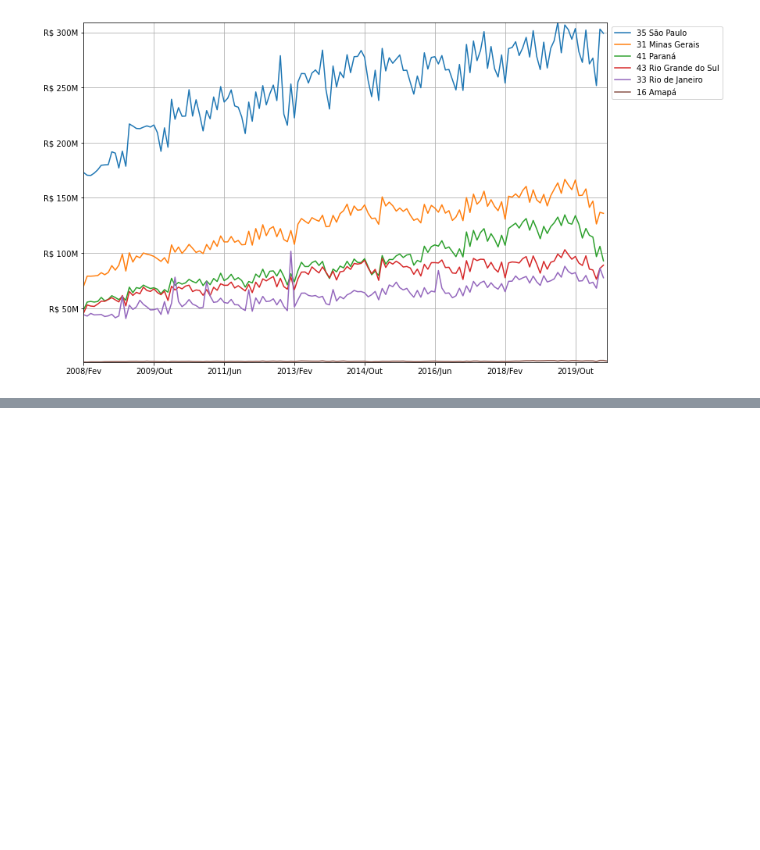
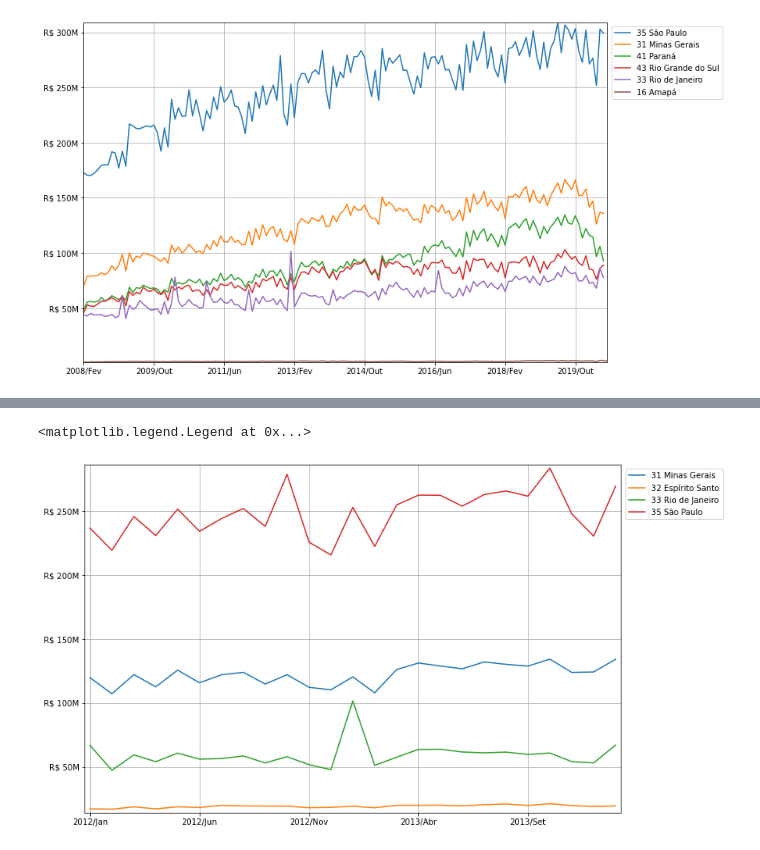
Before and after one commit to nicolasbuen/Alura-s-Data-Science-Bootcamp, a Jupyter notebook: modulo_1/Aula_3.ipynb, the cells around one changed output, grey strips where cells are left out. Cells and saved outputs as stored; diff of their text form; code cells hidden in the pictures; blank space fills up the shorter version.

```diff
--- a/modulo_1/Aula_3.ipynb
+++ b/modulo_1/Aula_3.ipynb
@@ -127,0 +188,16 @@ ax.legend(bbox_to_anchor = (1.002, 1), loc="upper left")
+# %%
+#Um 'zoom' no gráfico
+
+ax = usaveis_sudeste.loc[:,'2012/Jan': '2014/Jan'].T.plot(figsize=(12,8))
+
+# Para Y axis
+formattery = ticker.FuncFormatter(millions)
+ax.yaxis.set_major_formatter(formattery)
+
+plt.grid()
+plt.margins(0.01)
+
+ax.legend(bbox_to_anchor = (1.002, 1), loc="upper left")
+# %% [output]
+<matplotlib.legend.Legend at 0x...>
+[figure, added]
```
Also changed, not shown: parts of 14 cells of this notebook.
